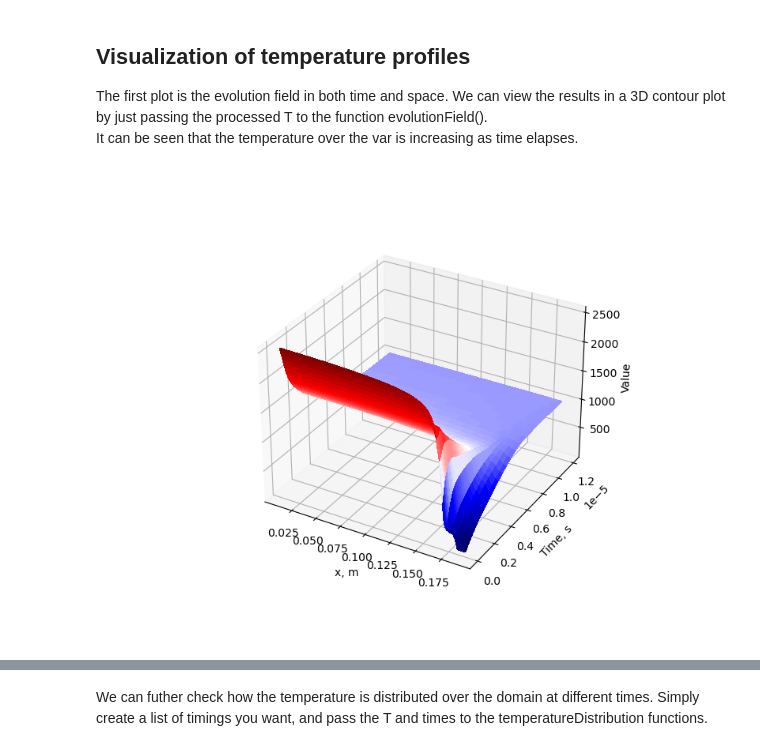
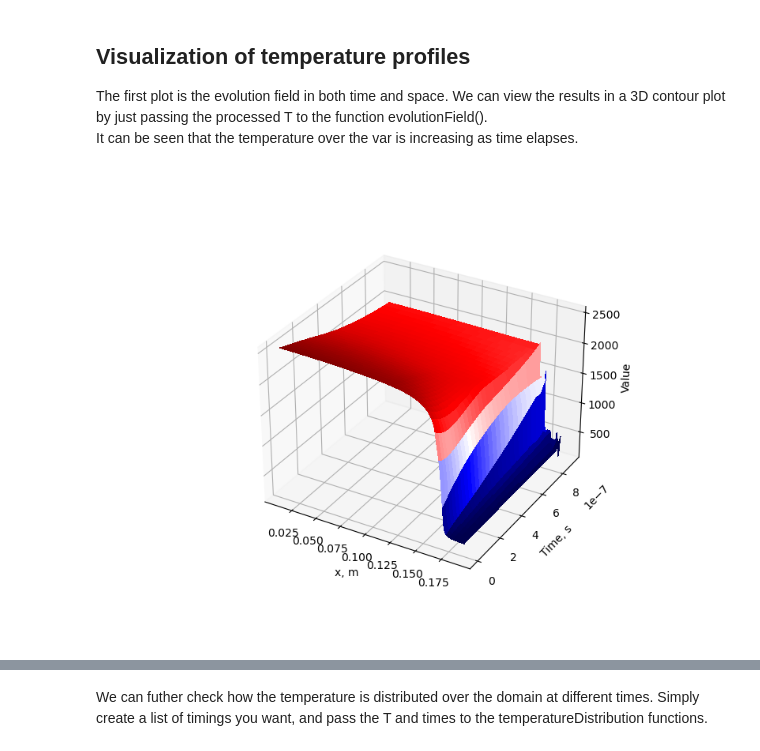
Before and after one commit to Lexmidan/nonloc_heatflux, a Jupyter notebook: PyTorch/time-evolv-heatflux.ipynb, the cells around one changed output, grey strips where cells are left out. Cells and saved outputs as stored; diff of their text form; code cells hidden in the pictures.

```diff
--- a/PyTorch/time-evolv-heatflux.ipynb
+++ b/PyTorch/time-evolv-heatflux.ipynb
@@ -92,6 +109,6 @@ heatflux3d=pd.DataFrame(heatflux, columns=T.columns,index=T.index)
 The first plot is the evolution field in both time and space. We can view the results in a 3D contour plot by just passing the processed T to the function evolutionField(). <br>
 It can be seen that the temperature over the var is increasing as time elapses.
 # %%
-pp.evolutionField(T)
+pp.evolutionField(T[T.columns[:28]])
 # %% [output]
-[figure, old version]
+[figure, new version]
```
Also changed, not shown: parts of 22 cells of this notebook, 2 other files.
